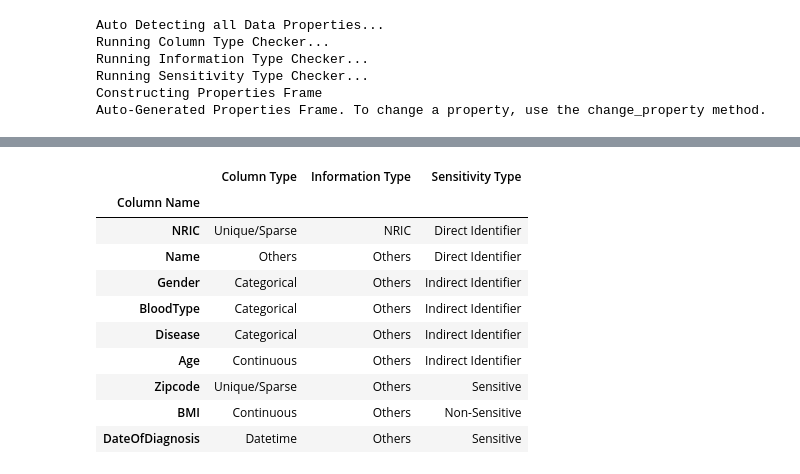
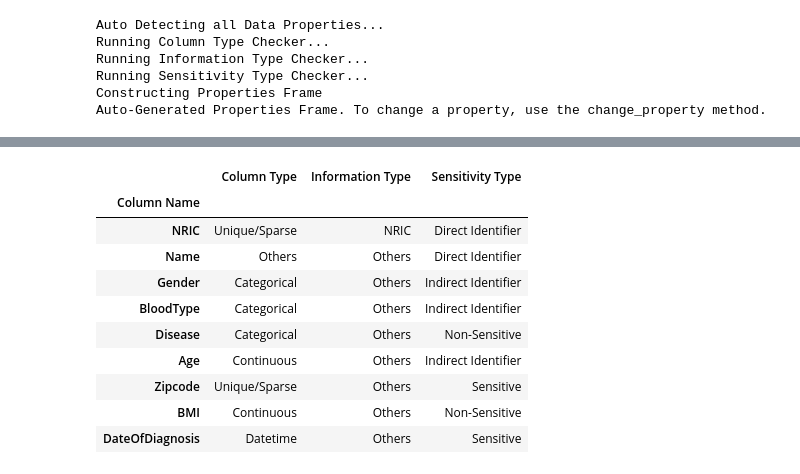
Before and after one commit to dylanlo8/SynPiper, a Jupyter notebook: anonymizer/hospital_anon.ipynb, the cells around one changed output, grey strips where cells are left out. Drawn from its saved outputs; the diff is of its cells as text; code cells hidden in the pictures.

Commit message:
Working anonymizer and synthesizer

```diff
--- a/anonymizer/hospital_anon.ipynb
+++ b/anonymizer/hospital_anon.ipynb
@@ -43,17 +43,17 @@ anonymizer.properties_frame
 # %%
 anonymizer.change_property_rowwise("Name", ["Others", "Others", "Direct Identifier"])
-anonymizer.change_property_rowwise("Disease", ["Categorical", "Others", "Non Sensitive"])
+anonymizer.change_property_rowwise("Disease", ["Categorical", "Others", "Non-Sensitive"])
 anonymizer.change_property_rowwise("BloodType", ["Categorical", "Others", "Indirect Identifier"])
 anonymizer.change_property_rowwise("Zipcode", ["Unique/Sparse", "Others", "Sensitive"])
 anonymizer.change_property_rowwise("DateOfDiagnosis", ["Datetime", "Others", "Sensitive"])
 # %% [output]
 |  | Column Type | Information Type | Sensitivity Type |
 | Column Name |  |  |  |
 | NRIC | Unique/Sparse | NRIC | Direct Identifier |
 | Name | Others | Others | Direct Identifier |
 | Gender | Categorical | Others | Indirect Identifier |
 | BloodType | Categorical | Others | Indirect Identifier |
-| Disease | Categorical | Others | Indirect Identifier |
+| Disease | Categorical | Others | Non-Sensitive |
 | Age | Continuous | Others | Indirect Identifier |
 | Zipcode | Unique/Sparse | Others | Sensitive |
 | BMI | Continuous | Others | Non-Sensitive |
```
Also changed, not shown: parts of 9 cells of this notebook, 10 other files.
